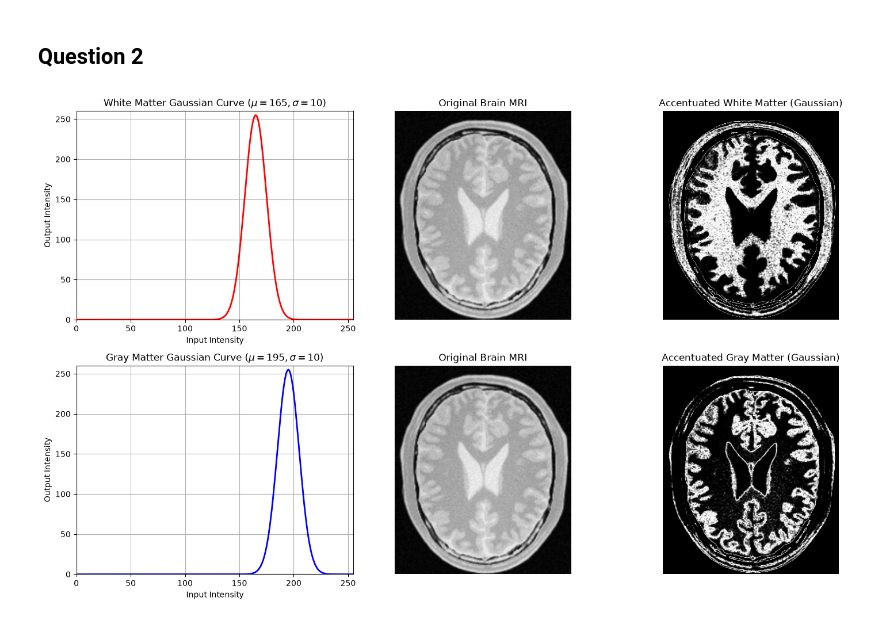
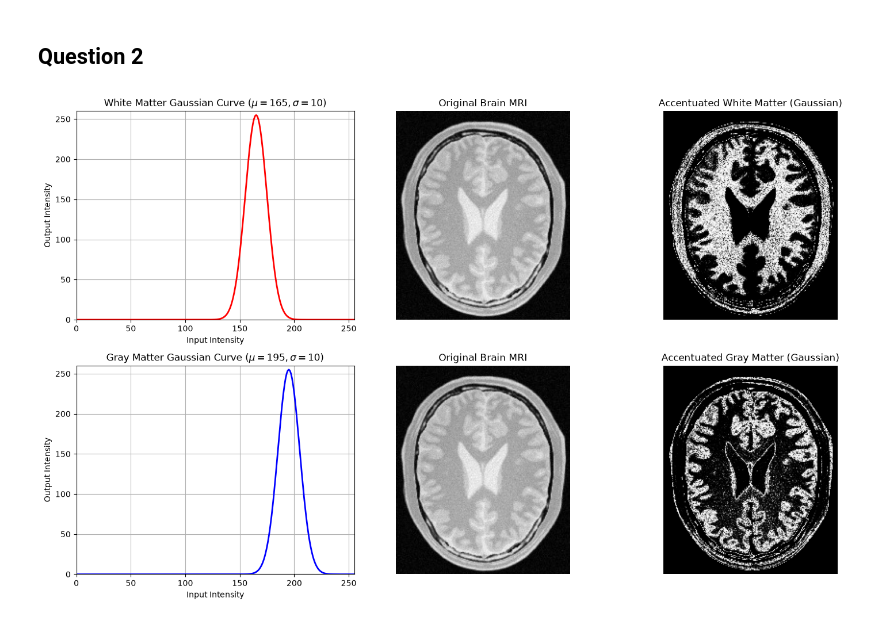
Before and after one commit to HirunaK/Intensity-Transformations-and-Neighborhood-Filtering, a Jupyter notebook: report.ipynb, the cells around one changed output. Saved outputs shown, nothing was run; the diff lists cells and outputs as text; code cells hidden in the pictures.

```diff
--- a/report.ipynb
+++ b/report.ipynb
@@ -4,15 +4,12 @@
 import cv2 as cv
 import numpy as np
 import matplotlib.pyplot as plt
-
 def intensity_transform(im, breakpoints):
     xp = breakpoints[:, 0]
     fp = breakpoints[:, 1]
     transformed_im = np.interp(im, xp, fp).astype(np.uint8)
     return transformed_im
-
-im = cv.imread('images/emma.jpg', cv.IMREAD_GRAYSCALE)
-
+im = cv.imread('images/q1.jpeg', cv.IMREAD_GRAYSCALE)
 breakpoints = np.array([
     [0, 0],
     [50, 50],
@@ -21,11 +18,8 @@ breakpoints = np.array([
     [150, 150],
     [255, 255]
 ])
-
 transformed_im = intensity_transform(im, breakpoints)
-
 fig = plt.figure(figsize=(15, 5))
-
 plt.subplot(1, 3, 1)
 plt.plot(breakpoints[:, 0], breakpoints[:, 1], 'r-o', linewidth=2, markersize=6)
 plt.title('Intensity Transformation Curve')
@@ -34,17 +28,14 @@ plt.ylabel('Output Intensity')
 plt.xlim([0, 255])
 plt.ylim([0, 255])
 plt.grid(True)
-
 plt.subplot(1, 3, 2)
 plt.imshow(im, cmap='gray', vmin=0, vmax=255)
 plt.title('Original Image (Fig. 1b)')
 plt.axis('off')
-
 plt.subplot(1, 3, 3)
 plt.imshow(transformed_im, cmap='gray', vmin=0, vmax=255)
 plt.title('Transformed Image')
 plt.axis('off')
-
 plt.tight_layout()
 plt.show()
 # %% [output]
@@ -95,50 +80,38 @@ def gaussian_intensity_transform(im, mu, sigma):
     x = im.astype(np.float32)
     transformed = 255.0 * np.exp(-((x - mu)**2) / (2.0 * (sigma**2)))
     return np.clip(transformed, 0, 255).astype(np.uint8)
-
-brain_im = cv.imread('images/fig2.png', cv.IMREAD_GRAYSCALE)
-
+brain_im = cv.imread('images/q2.jpeg', cv.IMREAD_GRAYSCALE)
 mu_wm, sigma_wm = 165.0, 10.0
 wm_gaussian = gaussian_intensity_transform(brain_im, mu_wm, sigma_wm)
-
 mu_gm, sigma_gm = 195.0, 10.0
 gm_gaussian = gaussian_intensity_transform(brain_im, mu_gm, sigma_gm)
-
 x_vals = np.arange(0, 256)
 curve_wm = 255.0 * np.exp(-((x_vals - mu_wm)**2) / (2.0 * (sigma_wm**2)))
 curve_gm = 255.0 * np.exp(-((x_vals - mu_gm)**2) / (2.0 * (sigma_gm**2)))
-
 fig, axes = plt.subplots(2, 3, figsize=(15, 9))
-
 axes[0, 0].plot(x_vals, curve_wm, 'r-', linewidth=2)
 axes[0, 0].set_title(rf'White Matter Gaussian Curve ($\mu={int(mu_wm)}, \sigma={int(sigma_wm)}$)')
 axes[0, 0].set_xlabel('Input Intensity'); axes[0, 0].set_ylabel('Output Intensity')
 axes[0, 0].set_xlim([0, 255]); axes[0, 0].set_ylim([0, 260])
 axes[0, 0].grid(True)
-
 axes[0, 1].imshow(brain_im, cmap='gray', vmin=0, vmax=255)
 axes[0, 1].set_title('Original Brain MRI')
 axes[0, 1].axis('off')
-
 axes[0, 2].imshow(wm_gaussian, cmap='gray', vmin=0, vmax=255)
 axes[0, 2].set_title('Accentuated White Matter (Gaussian)')
 axes[0, 2].axis('off')
-
 axes[1, 0].plot(x_vals, curve_gm, 'b-', linewidth=2)
 axes[1, 0].set_title(rf'Gray Matter Gaussian Curve ($\mu={int(mu_gm)}, \sigma={int(sigma_gm)}$)')
 axes[1, 0].set_xlabel('Input Intensity'); axes[1, 0].set_ylabel('Output Intensity')
 axes[1, 0].set_xlim([0, 255]); axes[1, 0].set_ylim([0, 260])
 axes[1, 0].grid(True)
-
 axes[1, 1].imshow(brain_im, cmap='gray', vmin=0, vmax=255)
 axes[1, 1].set_title('Original Brain MRI')
 axes[1, 1].axis('off')
-
 axes[1, 2].imshow(gm_gaussian, cmap='gray', vmin=0, vmax=255)
 axes[1, 2].set_title('Accentuated Gray Matter (Gaussian)')
 axes[1, 2].axis('off')
-
 plt.tight_layout()
 plt.show()
 # %% [output]
-[figure, old version]
+[figure, new version]
```
Also changed, not shown: parts of 7 cells of this notebook, 24 other files.
